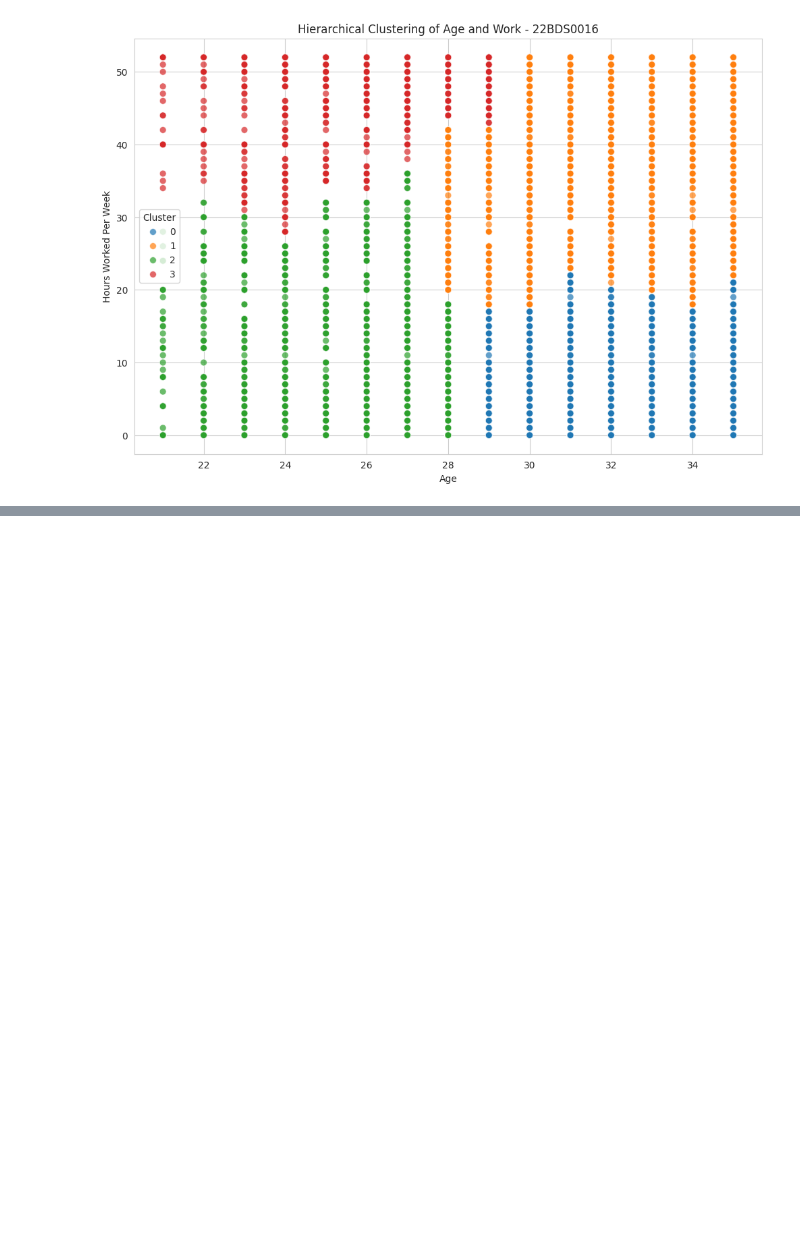
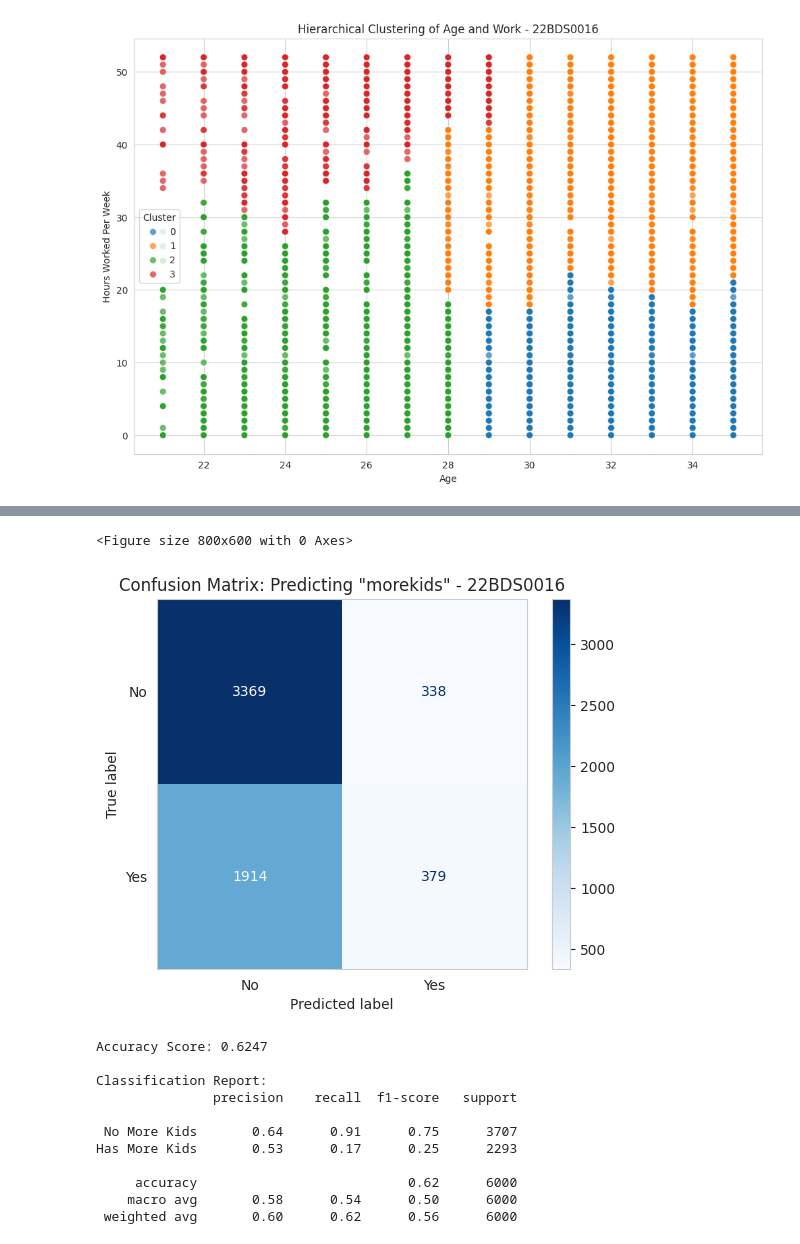
Before and after one commit to abhir00p/22BDS0016-EDA, a Jupyter notebook: 22BDS0016.ipynb, the cells around one changed output, grey strips where cells are left out. Cells and saved outputs as stored; diff of their text form; code cells hidden in the pictures; blank space fills up the shorter version.

```diff
--- a/22BDS0016.ipynb
+++ b/22BDS0016.ipynb
@@ -446,0 +462,18 @@ plt.show()
+# %%
+# Encoding categorical variables for numerical analysis/ML
+# Mapping 'yes'/'no' and genders to 0/1
+df['morekids_enc'] = df['morekids'].map({'yes': 1, 'no': 0})
+df['gender1_enc'] = df['gender1'].map({'male': 0, 'female': 1})
+df['gender2_enc'] = df['gender2'].map({'male': 0, 'female': 1})
+df['afam_enc'] = df['afam'].map({'yes': 1, 'no': 0})
+df['hispanic_enc'] = df['hispanic'].map({'yes': 1, 'no': 0})
+df['other_enc'] = df['other'].map({'yes': 1, 'no': 0})
+
+# Defining features (X) and target (y)
+# Trying to predict 'morekids' based on other features
+feature_cols = ['age', 'work', 'gender1_enc', 'gender2_enc', 'afam_enc', 'hispanic_enc', 'other_enc']
+X = df[feature_cols]
+y = df['morekids_enc']
+
+scaler_full = StandardScaler()
+X_scaled = scaler_full.fit_transform(X)
@@ -446,0 +540,34 @@ plt.show()
+# %%
+# Make predictions on Test data
+y_pred = logmodel.predict(X_test)
+
+# Confusion Matrix Visualization
+plt.figure(figsize=(8, 6))
+cm = confusion_matrix(y_test, y_pred)
+disp = ConfusionMatrixDisplay(confusion_matrix=cm, display_labels=['No', 'Yes'])
+disp.plot(cmap='Blues', values_format='d')
+plt.title('Confusion Matrix: Predicting "morekids" - 22BDS0016')
+plt.grid(False)
+plt.show()
+
+
+# Accuracy Score
+print(f"Accuracy Score: {accuracy_score(y_test, y_pred):.4f}")
+
+# Classification Report
+print("\nClassification Report:")
+print(classification_report(y_test, y_pred, target_names=['No More Kids', 'Has More Kids']))
+# %% [output]
+<Figure size 800x600 with 0 Axes>
+[figure, added]
+Accuracy Score: 0.6247
+
+Classification Report:
+               precision    recall  f1-score   support
+
+ No More Kids       0.64      0.91      0.75      3707
+Has More Kids       0.53      0.17      0.25      2293
+
+     accuracy                           0.62      6000
+    macro avg       0.58      0.54      0.50      6000
+ weighted avg       0.60      0.62      0.56      6000
```
Also changed, not shown: parts of 8 cells of this notebook.
